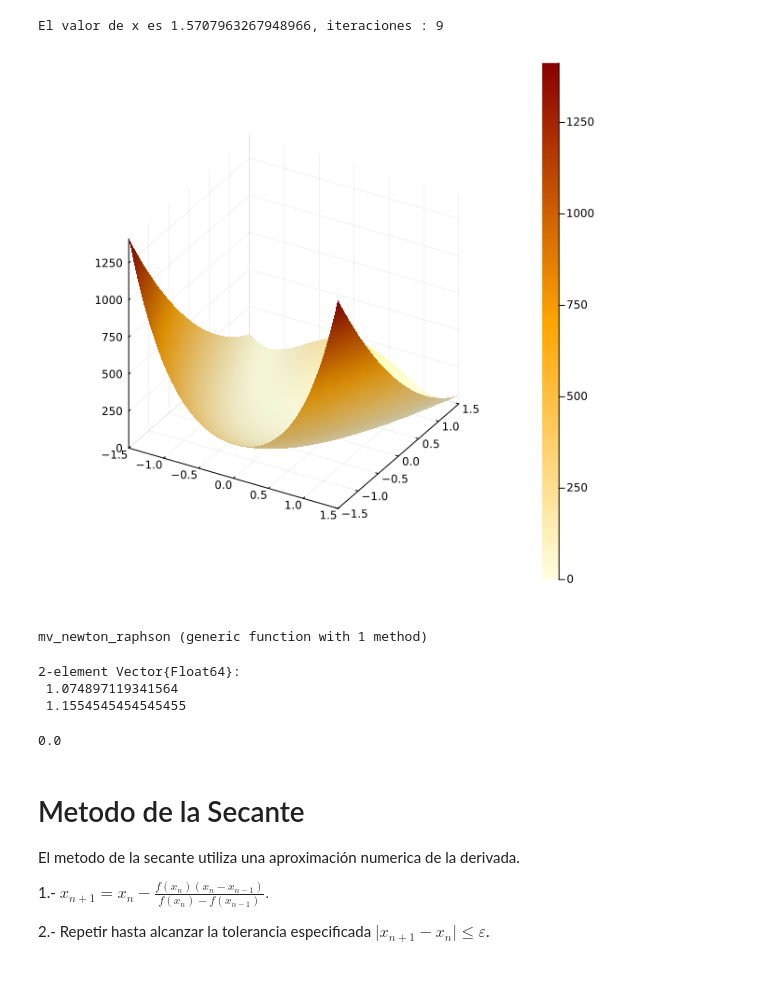
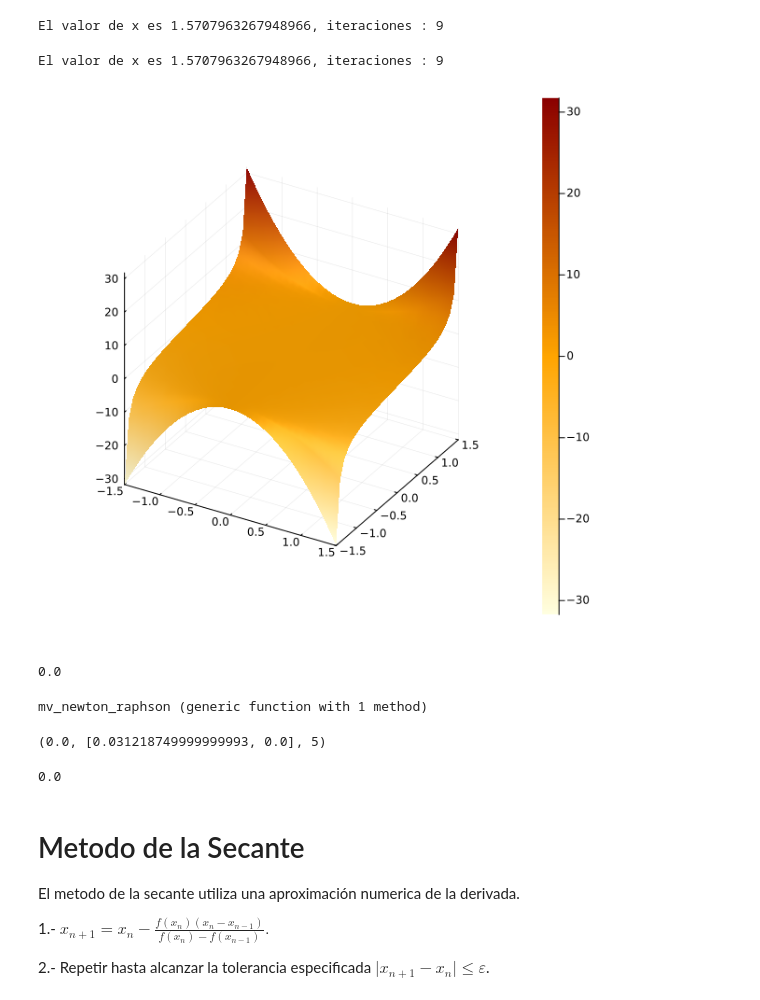
Before and after one commit to sherna90/computacion_numerica, a Jupyter notebook: 5.-newton-raphson.ipynb, the cells around one changed output. Saved outputs shown, nothing was run; the diff lists cells and outputs as text; code cells hidden in the pictures.

```diff
--- a/5.-newton-raphson.ipynb
+++ b/5.-newton-raphson.ipynb
@@ -123,23 +137,32 @@ y,x,n=newton_raphson(f,autograd(f),0.1,eps(),100)
 print("El valor de x es $x, iteraciones : $n")
 # %% [output]
 El valor de x es 1.5707963267948966, iteraciones : 9
+# %%
+y,x,n=newton_raphson(f,df,0.1,eps(),100)
+print("El valor de x es $x, iteraciones : $n")
+# %% [output]
+El valor de x es 1.5707963267948966, iteraciones : 9
 # %%
 using Plots
 
 function rosenbrock(x::Vector)
   return (1.0 - x[1])^2 + 100.0 * (x[2] - x[1]^2)^2
 end
 
 function my_fun(x::Vector)
   return x[1]^2*tan(x[2])
 end
 
 default(size=(600,600), fc=:heat)
 x, y = -1.5:0.1:1.5, -1.5:0.1:1.5
-z = Surface((x,y)->rosenbrock([x,y]), x, y)
+z = Surface((x,y)->my_fun([x,y]), x, y)
 surface(x,y,z, linealpha = 0.3)
 # %% [output]
-[figure, old version]
+[figure, new version]
+# %%
+rosenbrock([1.,1.])
+# %% [output]
+0.0
 # %%
 using LinearAlgebra;
 
@@ -161,18 +184,16 @@ function mv_newton_raphson(f::Function,df::Function,a,eps,N)
 end
 # %% [output]
 mv_newton_raphson (generic function with 1 method)
-# %%
-autograd(f) = x -> ForwardDiff.gradient(f,x)
-x_old=[1.1,1.1]
-x=x_old-rosenbrock(x_old)./autograd(rosenbrock)(x_old)
-# %% [output]
-2-element Vector{Float64}:
- 1.074897119341564
- 1.1554545454545455
 # %%
-my_fun(x)
+x_old=[0.999,0.999]
+mv_autograd(f) = x -> ForwardDiff.gradient(f,x)
+y,x,n=mv_newton_raphson(my_fun,mv_autograd(my_fun),x_old,eps(Float64),1e6)
 # %% [output]
-0.0
+(0.0, [0.031218749999999993, 0.0], 5)
+# %%
+my_fun(x)
+# %% [output]
+0.0
 # %% [markdown]
 # Metodo de la Secante
 
```
Also changed, not shown: parts of 12 cells of this notebook, 2 other files.
